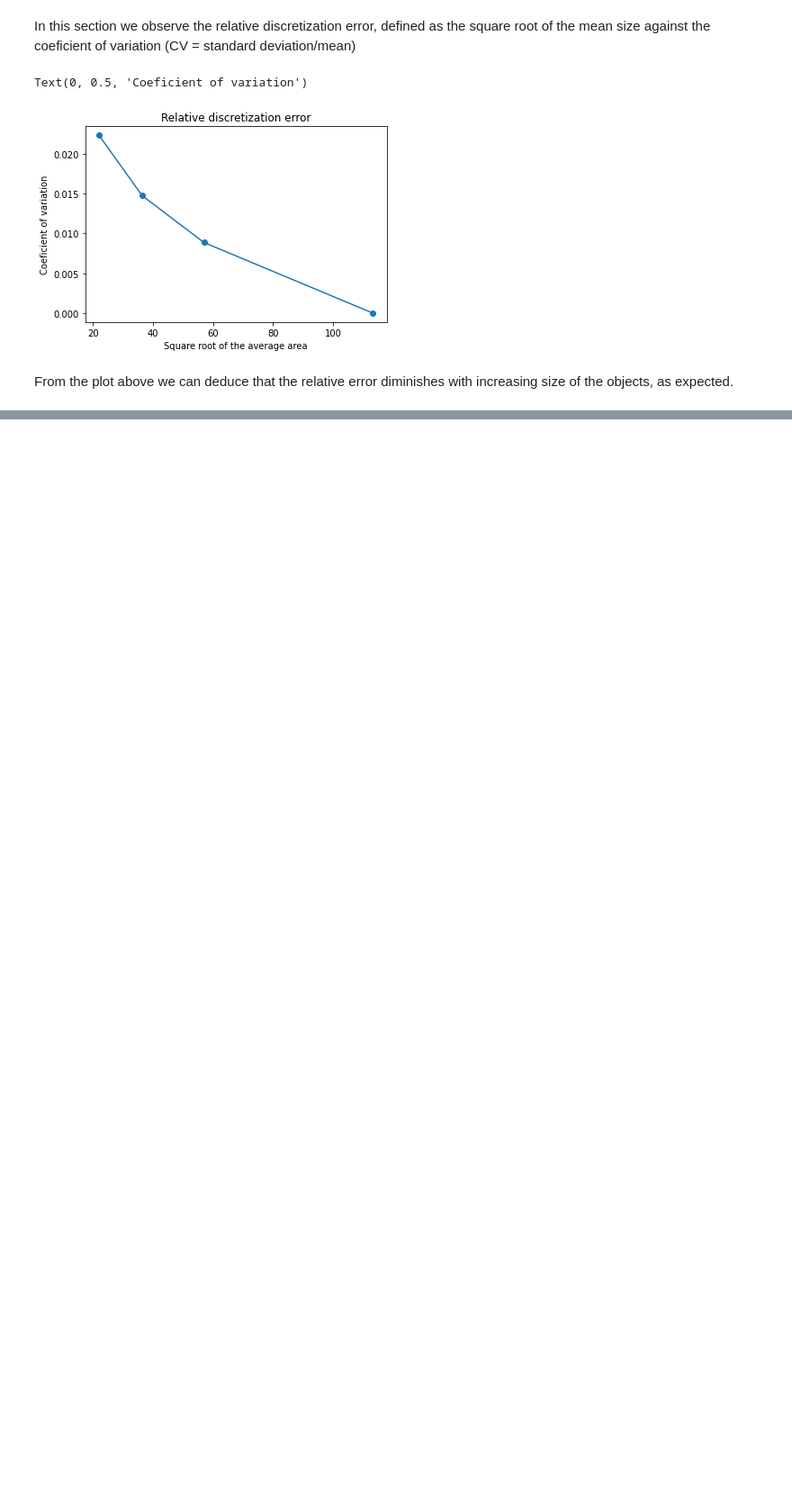
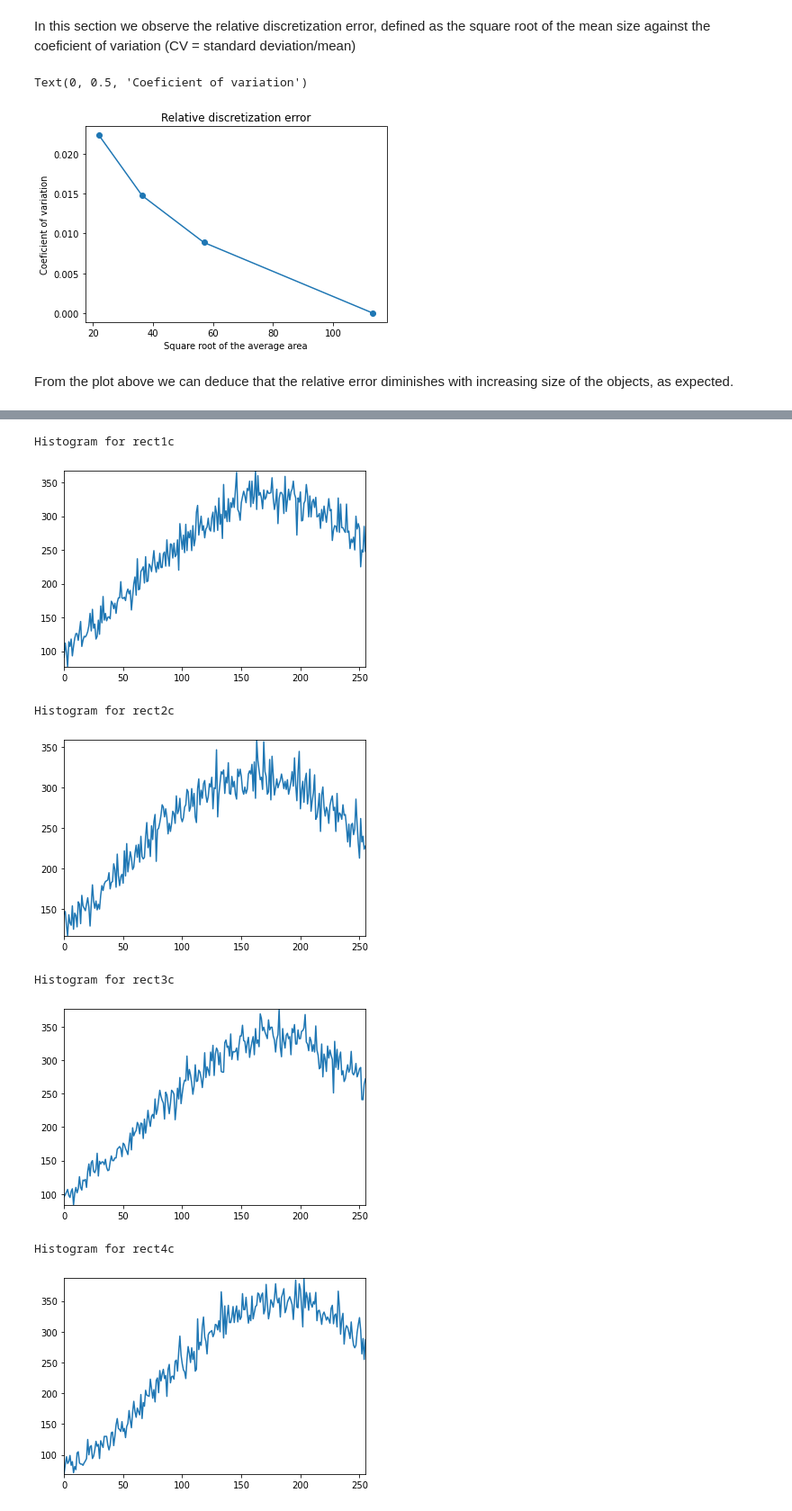
Before and after one commit to eleonoraieronimaki/image_analysis_assignment_2, a Jupyter notebook: assignment2.ipynb, the cells around one changed output, grey strips where cells are left out. Shown at 90% size. Drawn from its saved outputs; the diff is of its cells as text; code cells hidden in the pictures; blank space fills up the shorter version.

```diff
--- a/assignment2.ipynb
+++ b/assignment2.ipynb
@@ -122,0 +168,20 @@ From the plot above we can deduce that the relative error diminishes with increa
+# %%
+rects = ['rect1c', 'rect2c', 'rect3c', 'rect4c'] # used for names
+rect_data = []  # keeps the dip image objects
+for rect in rects:
+    rect1 = dip.ImageReadTIFF(f"data/{rect}.tif")
+    rect_data.append(rect1)
+
+    # create and plot histograms
+    hist1 = dip.Histogram(rect1)
+    print(f"Histogram for {rect}")
+    hist1.Show()
+# %% [output]
+Histogram for rect1c
+[figure, added]
+Histogram for rect2c
+[figure, added]
+Histogram for rect3c
+[figure, added]
+Histogram for rect4c
+[figure, added]
```
Also changed, not shown: parts of 16 cells of this notebook.
